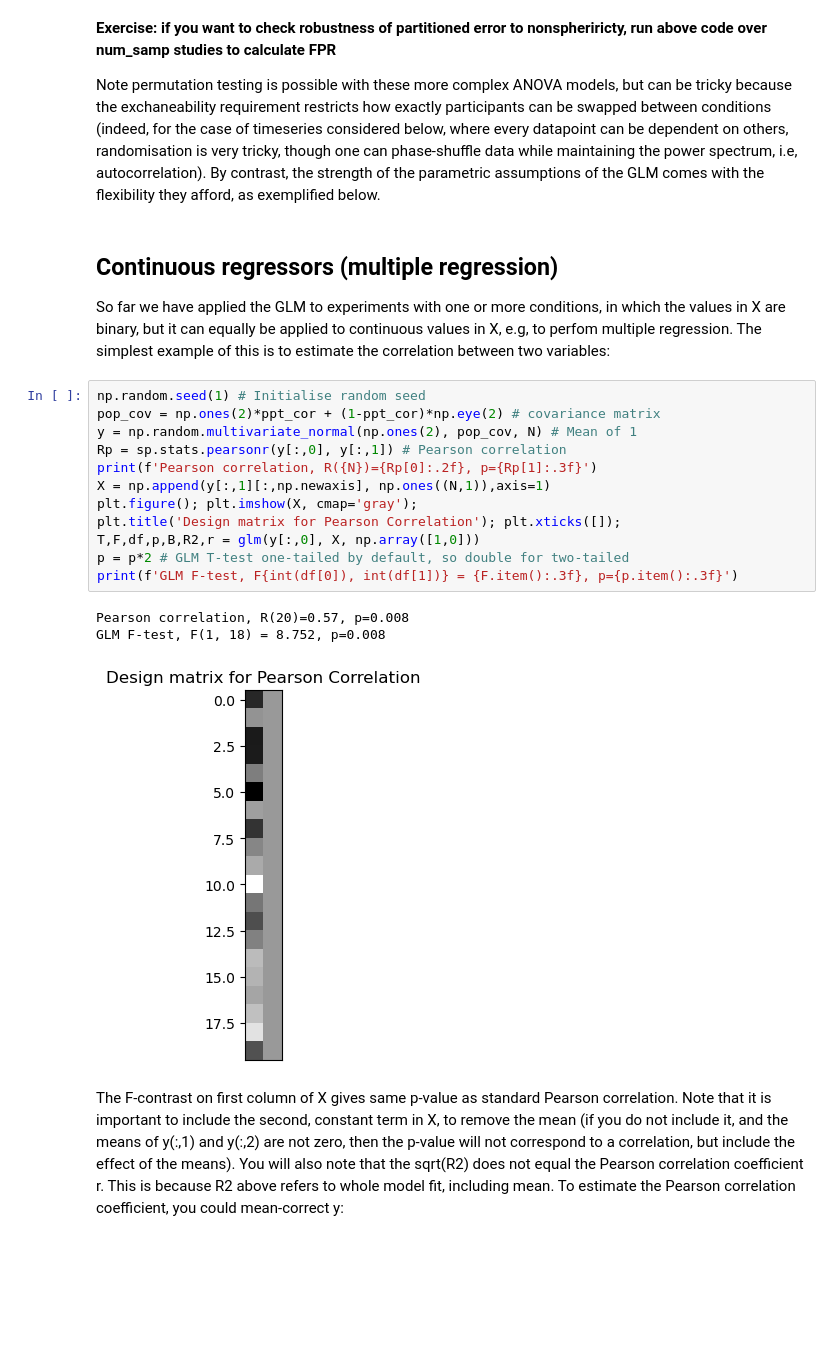
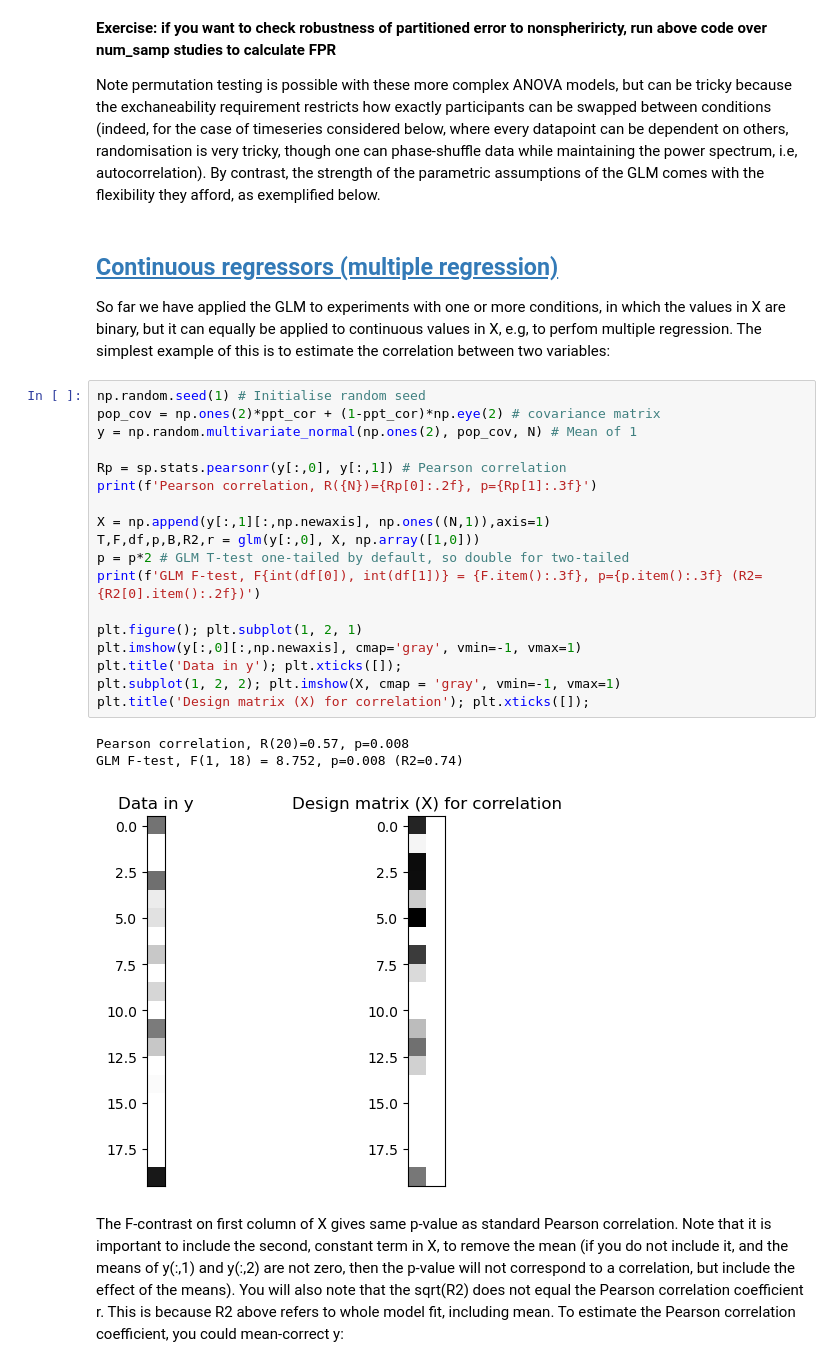
Before and after one commit to MRC-CBU/COGNESTIC, a Jupyter notebook: 02_Statistics/cognestic_stats_python.ipynb, the cells around one changed output. Saved outputs shown, nothing was run; the diff lists cells and outputs as text; blank space fills up the shorter version.

```diff
--- a/02_Statistics/cognestic_stats_python.ipynb
+++ b/02_Statistics/cognestic_stats_python.ipynb
@@ -1439,25 +1473,31 @@ __Exercise: if you want to check robustness of partitioned error to nonspheriric
 
 Note permutation testing is possible with these more complex ANOVA models, but can be tricky because the exchaneability requirement restricts how exactly participants can be swapped between conditions (indeed, for the case of timeseries considered below, where every datapoint can be dependent on others, randomisation is very tricky, though one can phase-shuffle data while maintaining the power spectrum, i.e, autocorrelation). By contrast, the strength of the parametric assumptions of the GLM comes with the flexibility they afford, as exemplified below.
 # %% [markdown]
-## Continuous regressors (multiple regression)
+## <a id='toc1_11_'></a>[Continuous regressors (multiple regression)](#toc0_)
 
 So far we have applied the GLM to experiments with one or more conditions, in which the values in X are binary, but it can equally be applied to continuous values in X, e.g, to perfom multiple regression. The simplest example of this is to estimate the correlation between two variables:
 # %%
 np.random.seed(1) # Initialise random seed
 pop_cov = np.ones(2)*ppt_cor + (1-ppt_cor)*np.eye(2) # covariance matrix
 y = np.random.multivariate_normal(np.ones(2), pop_cov, N) # Mean of 1
+
 Rp = sp.stats.pearsonr(y[:,0], y[:,1]) # Pearson correlation
 print(f'Pearson correlation, R({N})={Rp[0]:.2f}, p={Rp[1]:.3f}')
+
 X = np.append(y[:,1][:,np.newaxis], np.ones((N,1)),axis=1)
-plt.figure(); plt.imshow(X, cmap='gray');
-plt.title('Design matrix for Pearson Correlation'); plt.xticks([]);
 T,F,df,p,B,R2,r = glm(y[:,0], X, np.array([1,0]))
 p = p*2 # GLM T-test one-tailed by default, so double for two-tailed
-print(f'GLM F-test, F{int(df[0]), int(df[1])} = {F.item():.3f}, p={p.item():.3f}')
+print(f'GLM F-test, F{int(df[0]), int(df[1])} = {F.item():.3f}, p={p.item():.3f} (R2={R2[0].item():.2f})')
+
+plt.figure(); plt.subplot(1, 2, 1)
+plt.imshow(y[:,0][:,np.newaxis], cmap='gray', vmin=-1, vmax=1)
+plt.title('Data in y'); plt.xticks([]);
+plt.subplot(1, 2, 2); plt.imshow(X, cmap = 'gray', vmin=-1, vmax=1)
+plt.title('Design matrix (X) for correlation'); plt.xticks([]);
 # %% [output]
 Pearson correlation, R(20)=0.57, p=0.008
-GLM F-test, F(1, 18) = 8.752, p=0.008
+GLM F-test, F(1, 18) = 8.752, p=0.008 (R2=0.74)
-[figure, old version]
+[figure, new version]
 # %% [markdown]
 The F-contrast on first column of X gives same p-value as standard Pearson correlation. Note that it is important to include the second, constant term in X, to remove the mean (if you do not include it, and the means of y(:,1) and y(:,2) are not zero, then the p-value will not correspond to a correlation, but include the effect of the means). You will also note that the sqrt(R2) does not equal the Pearson correlation coefficient r. This is because R2 above refers to whole model fit, including mean. To estimate the Pearson correlation coefficient, you could mean-correct y:
 # %%
```
Also changed, not shown: parts of 43 cells of this notebook, 1 other file.
